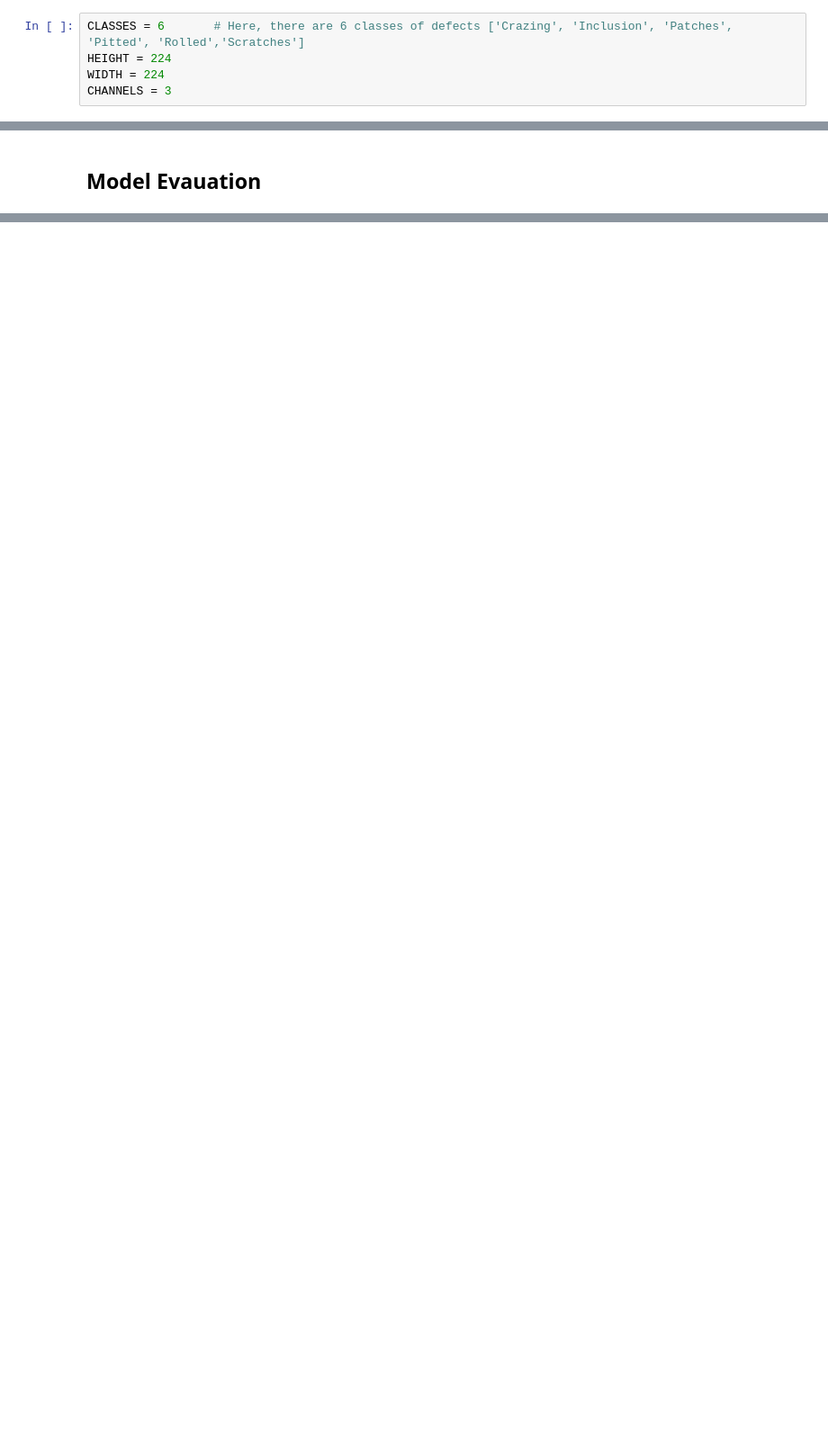
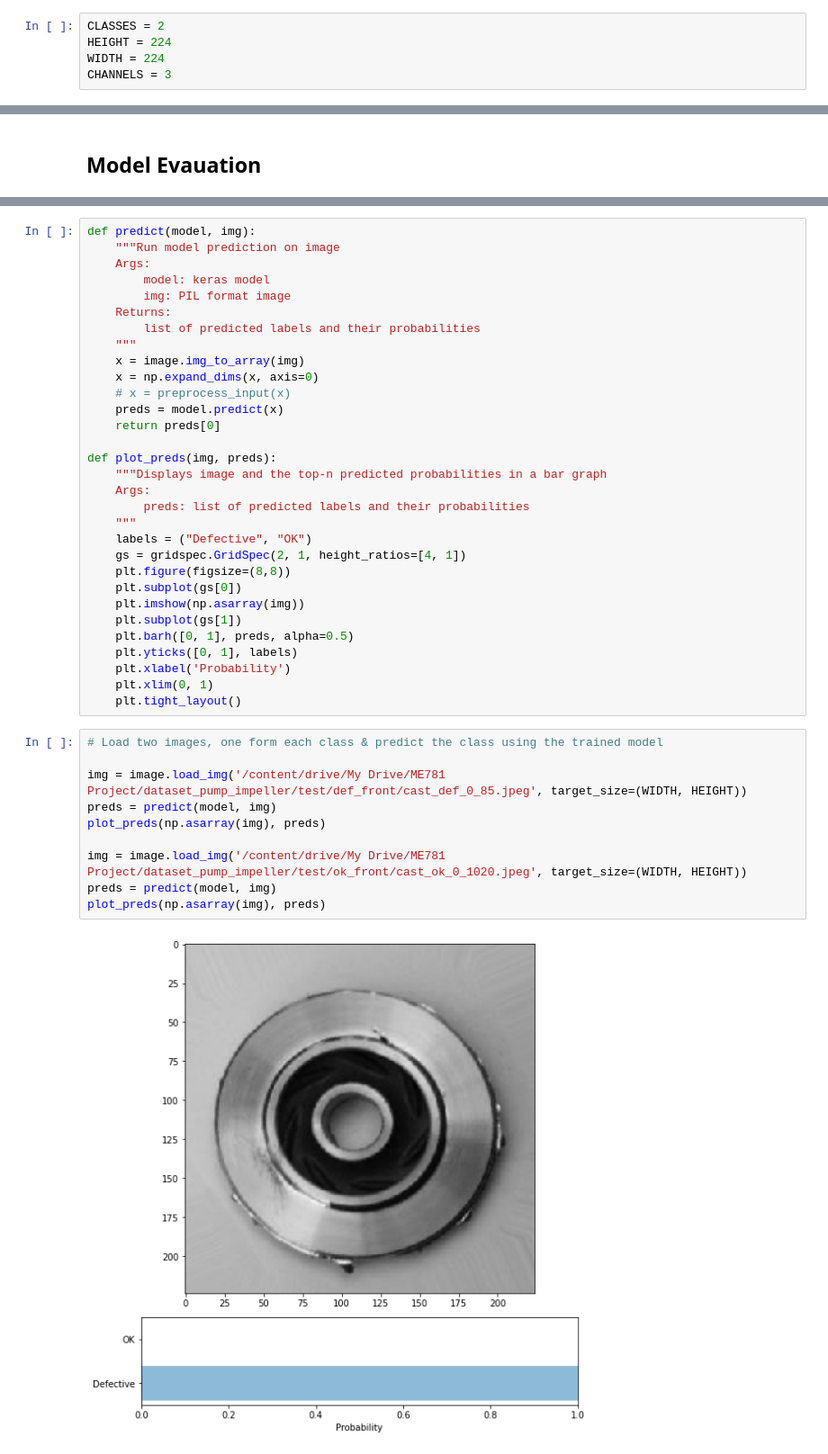
Before and after one commit to tezansahu/McDefect, a Jupyter notebook: models/DefectClassificationVGG.ipynb, the cells around one changed output, grey strips where cells are left out. Shown at 90% size. Drawn from its saved outputs; the diff is of its cells as text; blank space fills up the shorter version.

```diff
--- a/models/DefectClassificationVGG.ipynb
+++ b/models/DefectClassificationVGG.ipynb
@@ -37,7 +32,7 @@ from sklearn.metrics import classification_report, confusion_matrix
 # %% [markdown]
 ## Model Architecture [Using VGG16 as Base Model]
 # %%
-CLASSES = 6       # Here, there are 6 classes of defects ['Crazing', 'Inclusion', 'Patches', 'Pitted', 'Rolled','Scratches']
+CLASSES = 2
 HEIGHT = 224
 WIDTH = 224
 CHANNELS = 3
@@ -254,0 +244,43 @@ weighted avg       1.00      1.00      1.00        72
+# %%
+def predict(model, img):
+    """Run model prediction on image
+    Args:
+        model: keras model
+        img: PIL format image
+    Returns:
+        list of predicted labels and their probabilities
+    """
+    x = image.img_to_array(img)
+    x = np.expand_dims(x, axis=0)
+    # x = preprocess_input(x)
+    preds = model.predict(x)
+    return preds[0]
+
+def plot_preds(img, preds):
+    """Displays image and the top-n predicted probabilities in a bar graph
+    Args:
+        preds: list of predicted labels and their probabilities
+    """
+    labels = ("Defective", "OK")
+    gs = gridspec.GridSpec(2, 1, height_ratios=[4, 1])
+    plt.figure(figsize=(8,8))
+    plt.subplot(gs[0])
+    plt.imshow(np.asarray(img))
+    plt.subplot(gs[1])
+    plt.barh([0, 1], preds, alpha=0.5)
+    plt.yticks([0, 1], labels)
+    plt.xlabel('Probability')
+    plt.xlim(0, 1)
+    plt.tight_layout()
+# %%
+# Load two images, one form each class & predict the class using the trained model
+
+img = image.load_img('/content/drive/My Drive/ME781 Project/dataset_pump_impeller/test/def_front/cast_def_0_85.jpeg', target_size=(WIDTH, HEIGHT))
+preds = predict(model, img)
+plot_preds(np.asarray(img), preds)
+
+img = image.load_img('/content/drive/My Drive/ME781 Project/dataset_pump_impeller/test/ok_front/cast_ok_0_1020.jpeg', target_size=(WIDTH, HEIGHT))
+preds = predict(model, img)
+plot_preds(np.asarray(img), preds)
+# %% [output]
+[figure, added]
```
Also changed, not shown: parts of 19 cells of this notebook, 2 other files.
